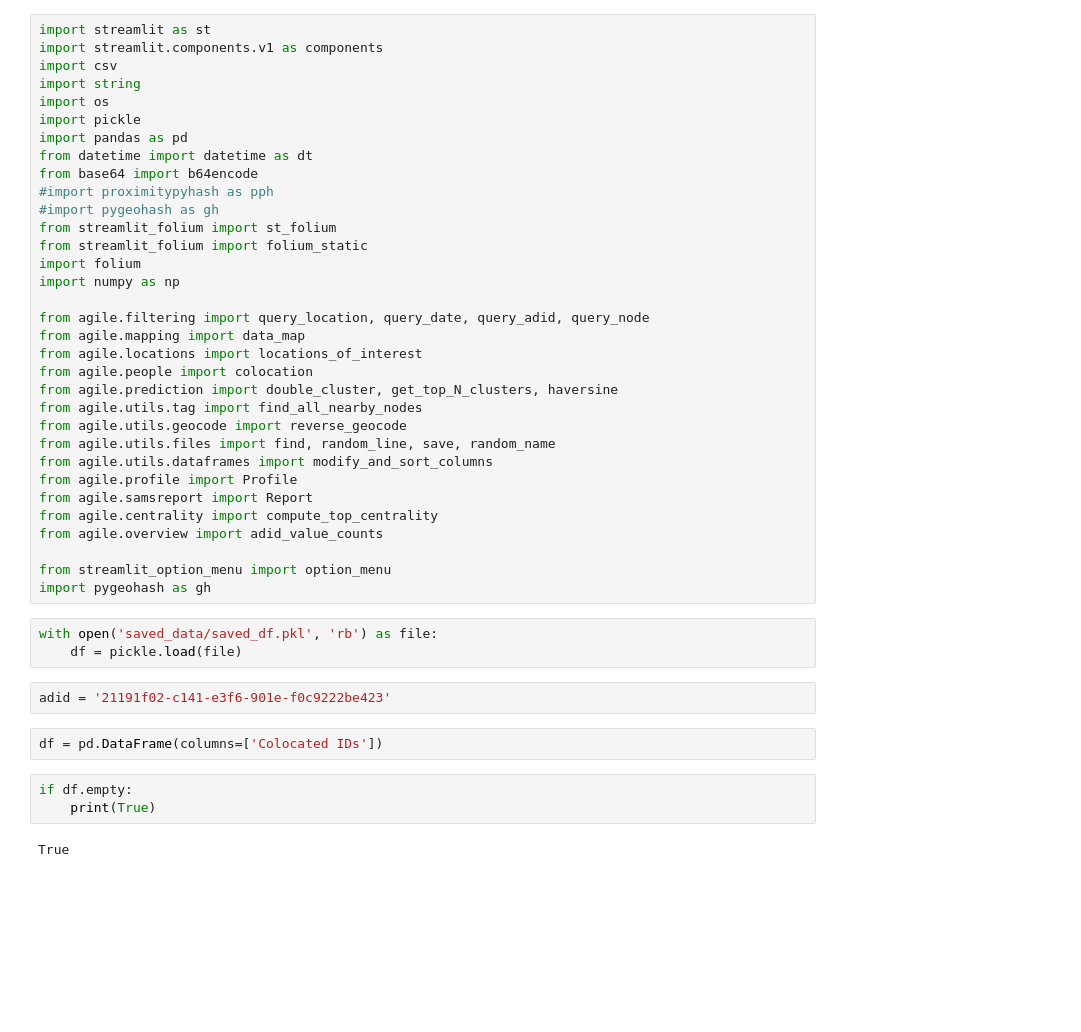
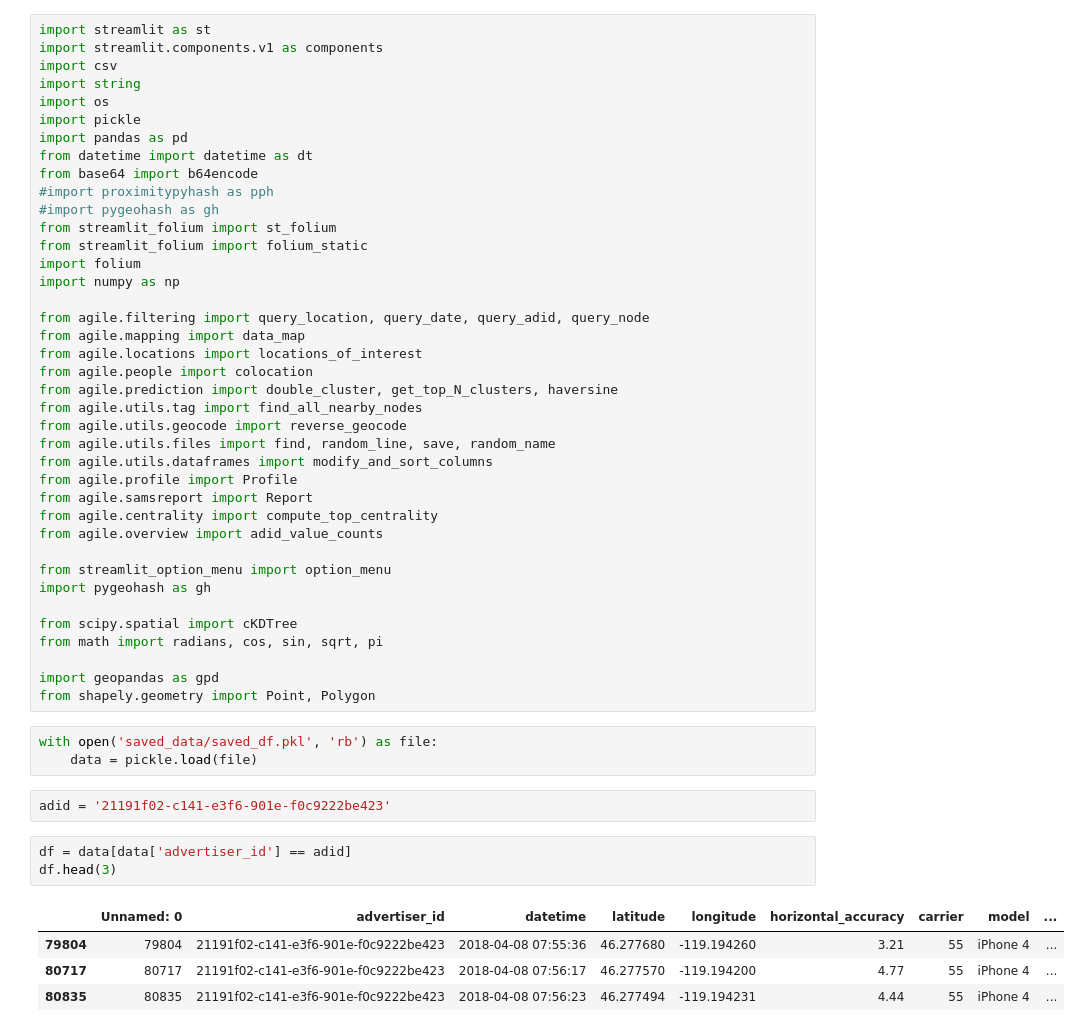
Before and after one commit to atrayn1/AGILE-Share-AY25, a Jupyter notebook: colocation_tests.ipynb, the cells around one changed output. Cells and saved outputs as stored; diff of their text form; blank space fills up the shorter version.

```diff
--- a/colocation_tests.ipynb
+++ b/colocation_tests.ipynb
@@ -31,15 +31,22 @@ from agile.overview import adid_value_counts
 
 from streamlit_option_menu import option_menu
 import pygeohash as gh
+
+from scipy.spatial import cKDTree
+from math import radians, cos, sin, sqrt, pi
+
+import geopandas as gpd
+from shapely.geometry import Point, Polygon
 # %%
 with open('saved_data/saved_df.pkl', 'rb') as file:
-    df = pickle.load(file)
+    data = pickle.load(file)
 # %%
 adid = '21191f02-c141-e3f6-901e-f0c9222be423'
-# %%
-df = pd.DataFrame(columns=['Colocated IDs'])
-# %%
-if df.empty:
-    print(True)
-# %% [output]
-True
+# %%
+df = data[data['advertiser_id'] == adid]
+df.head(3)
+# %% [output]
+|  | Unnamed: 0 | advertiser_id | datetime | latitude | longitude | horizontal_accuracy | carrier | model | ... |
+| 79804 | 79804 | 21191f02-c141-e3f6-901e-f0c9222be423 | 2018-04-08 07:55:36 | 46.277680 | -119.194260 | 3.21 | 55 | iPhone 4 | ... |
+| 80717 | 80717 | 21191f02-c141-e3f6-901e-f0c9222be423 | 2018-04-08 07:56:17 | 46.277570 | -119.194200 | 4.77 | 55 | iPhone 4 | ... |
+| 80835 | 80835 | 21191f02-c141-e3f6-901e-f0c9222be423 | 2018-04-08 07:56:23 | 46.277494 | -119.194231 | 4.44 | 55 | iPhone 4 | ... |
```
Also changed, not shown: parts of 14 cells of this notebook.
